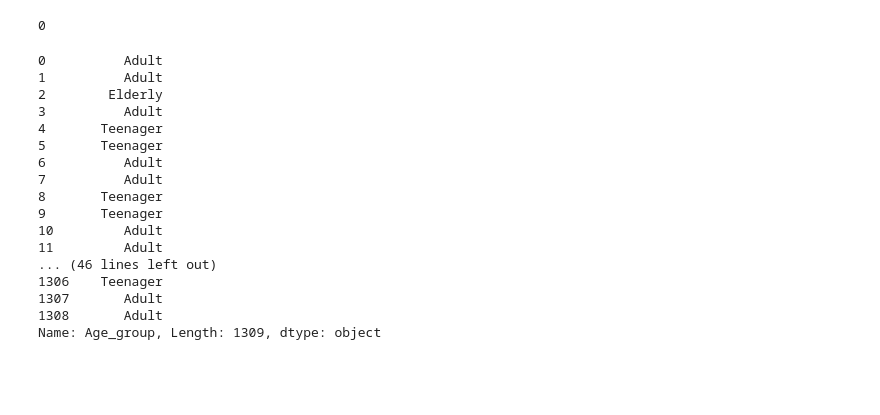
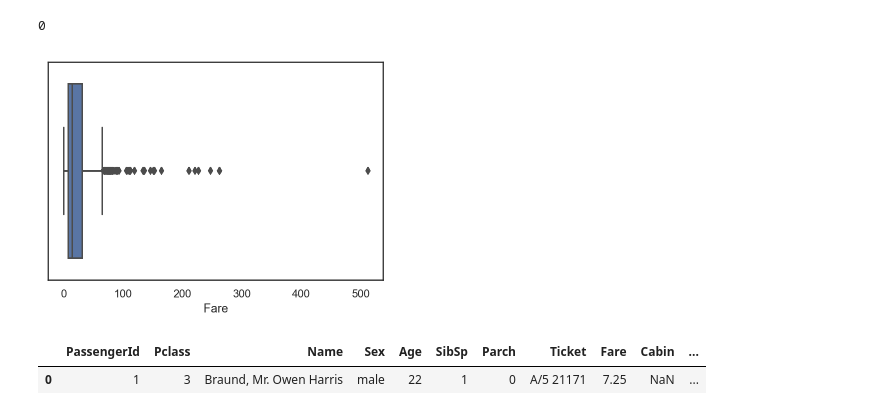
Before and after one commit to DareenHarthi/DSI_Project2, a Jupyter notebook: Titanic Survival (Classification)/Untitled.ipynb, the cells around one changed output. Drawn from its saved outputs; the diff is of its cells as text; code cells hidden in the pictures; blank space fills up the shorter version.

```diff
--- a/Titanic Survival (Classification)/Untitled.ipynb
+++ b/Titanic Survival (Classification)/Untitled.ipynb
@@ -324,23 +328,8 @@ def set_age_group(row):
         return "Elderly"
 # %%
 titanic["Age_group"] = titanic.apply(set_age_group, axis=1)
-# %%
-titanic.Fare
-# %% [output]
-0          Adult
-1          Adult
-2        Elderly
-3          Adult
-4       Teenager
-5       Teenager
-6          Adult
-7          Adult
-8       Teenager
-9       Teenager
-10         Adult
-11         Adult
-... (46 lines left out)
-1306    Teenager
-1307       Adult
-1308       Adult
-Name: Age_group, Length: 1309, dtype: object
+# %%
+sns.boxplot(titanic.Fare)
+plt.show()
+# %% [output]
+[figure, added]
@@ -346,0 +362,5 @@ Name: Age_group, Length: 1309, dtype: object
+# %%
+titanic.head(1)
+# %% [output]
+|  | PassengerId | Pclass | Name | Sex | Age | SibSp | Parch | Ticket | Fare | Cabin | ... |
+| 0 | 1 | 3 | Braund, Mr. Owen Harris | male | 22 | 1 | 0 | A/5 21171 | 7.25 | NaN | ... |
```
Also changed, not shown: parts of 57 cells of this notebook, 3 other files.
